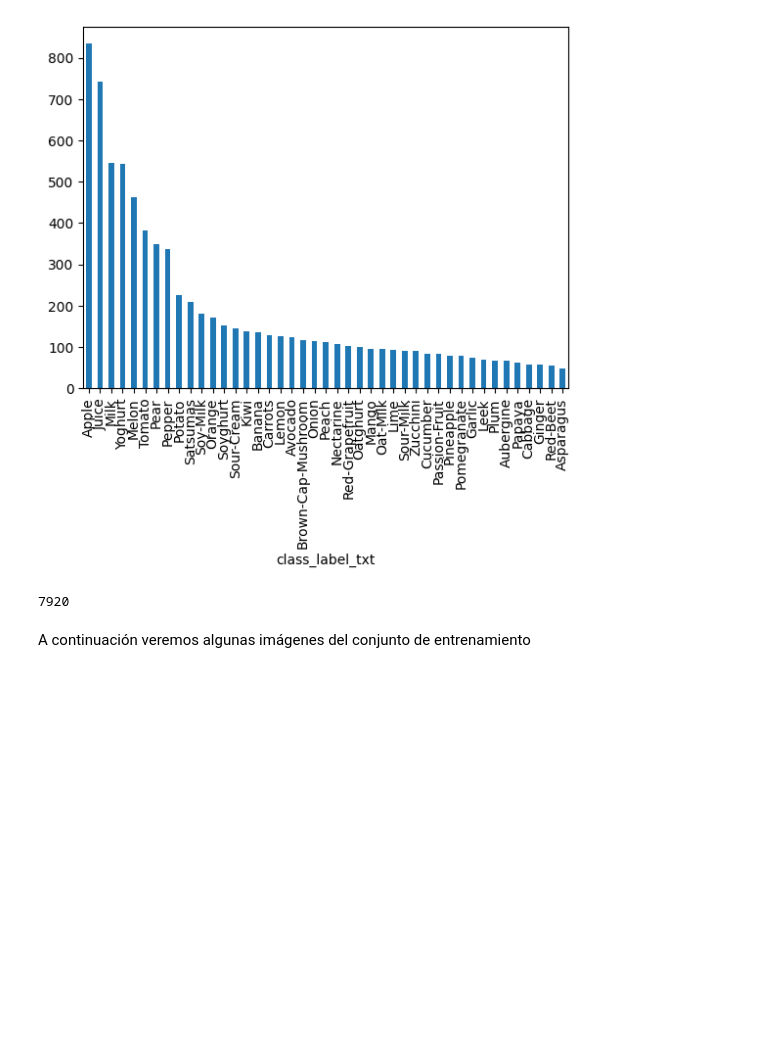
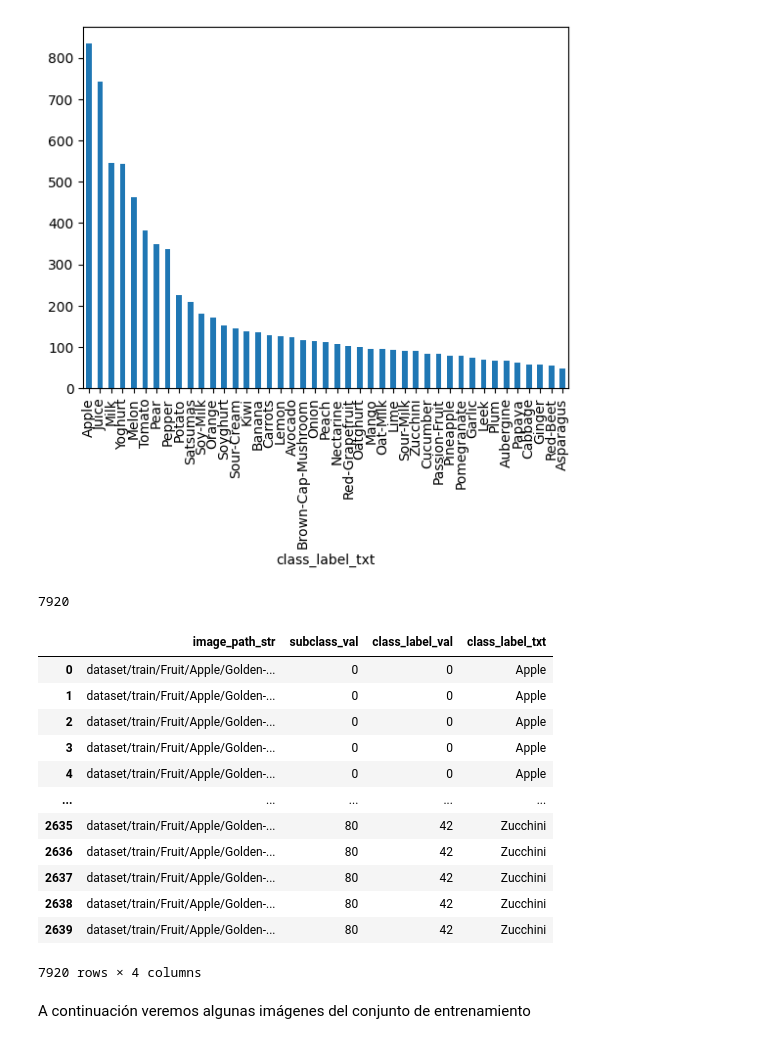
Before and after one commit to EmilRueda/taller2_ciencia_de_datos, a Jupyter notebook: taller_2.ipynb, the cells around one changed output. Cells and saved outputs as stored; diff of their text form; code cells hidden in the pictures; blank space fills up the shorter version.

```diff
--- a/taller_2.ipynb
+++ b/taller_2.ipynb
@@ -172,6 +174,22 @@ def create_dataset(file_paths, labels, batch_size=128):
 train_dataset = create_dataset(train_data_path, train_data_labels)
 test_dataset = create_dataset(test_data_path, test_data_labels)
 val_dataset = create_dataset(val_data_path, val_data_labels)
+# %%
+train_data
+# %% [output]
+|  | image_path_str | subclass_val | class_label_val | class_label_txt |
+| 0 | dataset/train/Fruit/Apple/Golden-... | 0 | 0 | Apple |
+| 1 | dataset/train/Fruit/Apple/Golden-... | 0 | 0 | Apple |
+| 2 | dataset/train/Fruit/Apple/Golden-... | 0 | 0 | Apple |
+| 3 | dataset/train/Fruit/Apple/Golden-... | 0 | 0 | Apple |
+| 4 | dataset/train/Fruit/Apple/Golden-... | 0 | 0 | Apple |
+| ... | ... | ... | ... | ... |
+| 2635 | dataset/train/Fruit/Apple/Golden-... | 80 | 42 | Zucchini |
+| 2636 | dataset/train/Fruit/Apple/Golden-... | 80 | 42 | Zucchini |
+| 2637 | dataset/train/Fruit/Apple/Golden-... | 80 | 42 | Zucchini |
+| 2638 | dataset/train/Fruit/Apple/Golden-... | 80 | 42 | Zucchini |
+| 2639 | dataset/train/Fruit/Apple/Golden-... | 80 | 42 | Zucchini |
+7920 rows × 4 columns
 # %% [markdown]
  A continuación veremos algunas imágenes del conjunto de entrenamiento
 # %%
```
Also changed, not shown: parts of 4 cells of this notebook, 2 other files.
